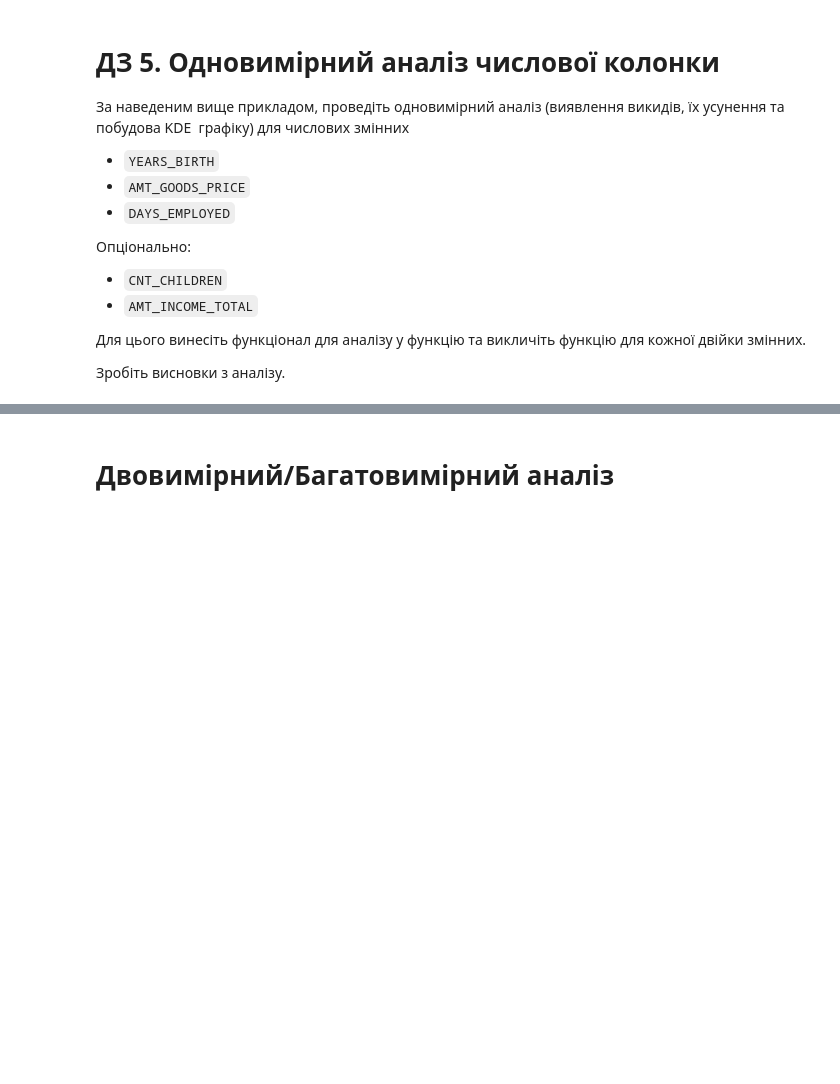
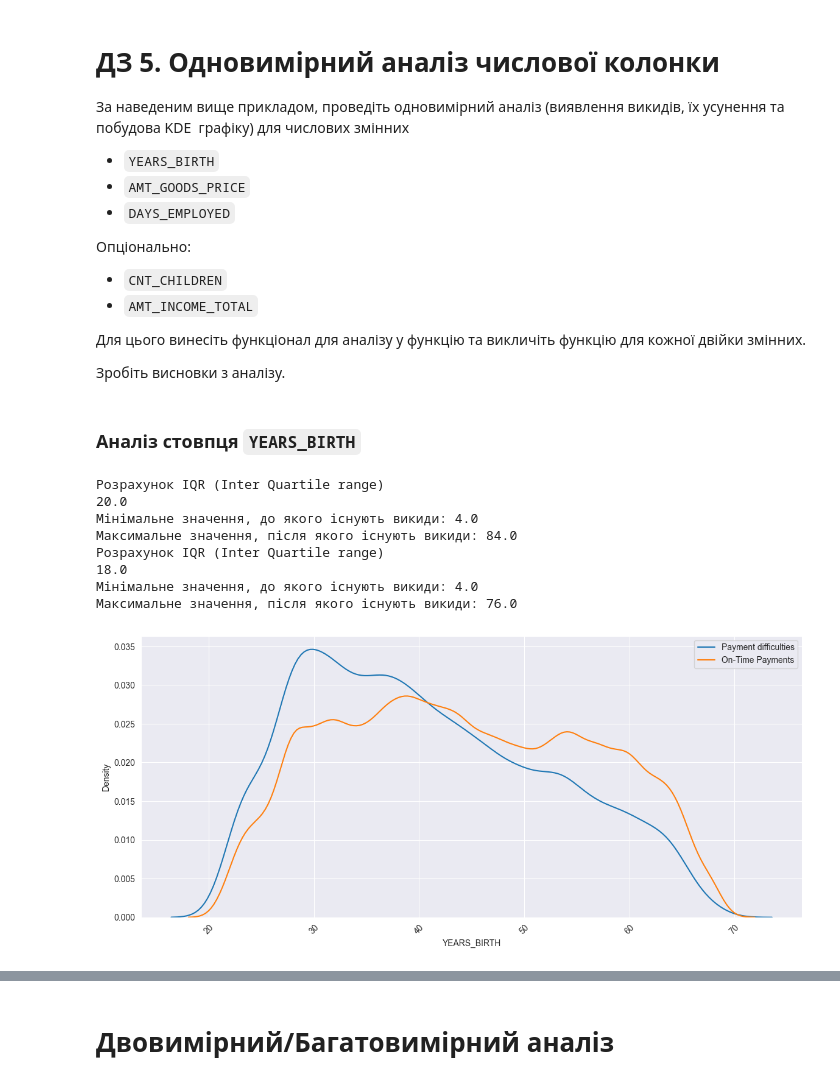
Before and after one commit to DmytroLitvinov/machine-learning-for-humans-2.0, a Jupyter notebook: modules/modules_1/HW_1_2_Credit_EDA.ipynb, the cells around one changed output, grey strips where cells are left out. Drawn from its saved outputs; the diff is of its cells as text; code cells hidden in the pictures; blank space fills up the shorter version.

```diff
--- a/modules/modules_1/HW_1_2_Credit_EDA.ipynb
+++ b/modules/modules_1/HW_1_2_Credit_EDA.ipynb
@@ -2308,6 +2366,25 @@ corr_df0[corr_df0 <= 0.99].unstack().sort_values(ascending = False).head(28)
 - Для набору даних "Вчасні платежі" кореляція між `AMT_GOODS_PRICE` та `AMT_CREDIT` становить 0,99
 # %% [markdown]
 # Одновимірний аналіз числових змінних
+# %%
+def get_min_max(df_column_name, target):
+    if target == 0:
+        df = df0
+    else:
+        df = df1
+
+    Q1 = df[df_column_name].quantile(0.25)
+    Q3 = df[df_column_name].quantile(0.75)
+
+    print('Розрахунок IQR (Inter Quartile range)')
+    IQR = Q3 - Q1
+    print(IQR)
+
+    Min_value = (Q1 - 1.5 * IQR)
+    Max_value = (Q3 + 1.5 * IQR)
+    print("Мінімальне значення, до якого існують викиди: {}".format(Min_value))
+    print("Максимальне значення, після якого існують викиди: {}".format(Max_value))
+    return Min_value, Max_value
 # %% [markdown]
 ### Аналіз стовпця `AMT_CREDIT`
 # %% [markdown]
@@ -2375,3 +2464,22 @@ kde_no_outliers(df0, df1, Max_value0, Max_value1, 'AMT_CREDIT')
 Для цього винесіть функціонал для аналізу у функцію та викличіть функцію для кожної двійки змінних.
 
 Зробіть висновки з аналізу.
+# %% [markdown]
+### Аналіз стовпця `YEARS_BIRTH`
+# %%
+_column_name = 'YEARS_BIRTH'
+
+min_value0, max_value0 = get_min_max(_column_name, 0)
+min_value1, max_value1 = get_min_max(_column_name, 1)
+
+kde_no_outliers(df0, df1, max_value0, max_value1, _column_name)
+# %% [output]
+Розрахунок IQR (Inter Quartile range)
+20.0
+Мінімальне значення, до якого існують викиди: 4.0
+Максимальне значення, після якого існують викиди: 84.0
+Розрахунок IQR (Inter Quartile range)
+18.0
+Мінімальне значення, до якого існують викиди: 4.0
+Максимальне значення, після якого існують викиди: 76.0
+[figure, added]
```
Also changed, not shown: parts of 28 cells of this notebook.
